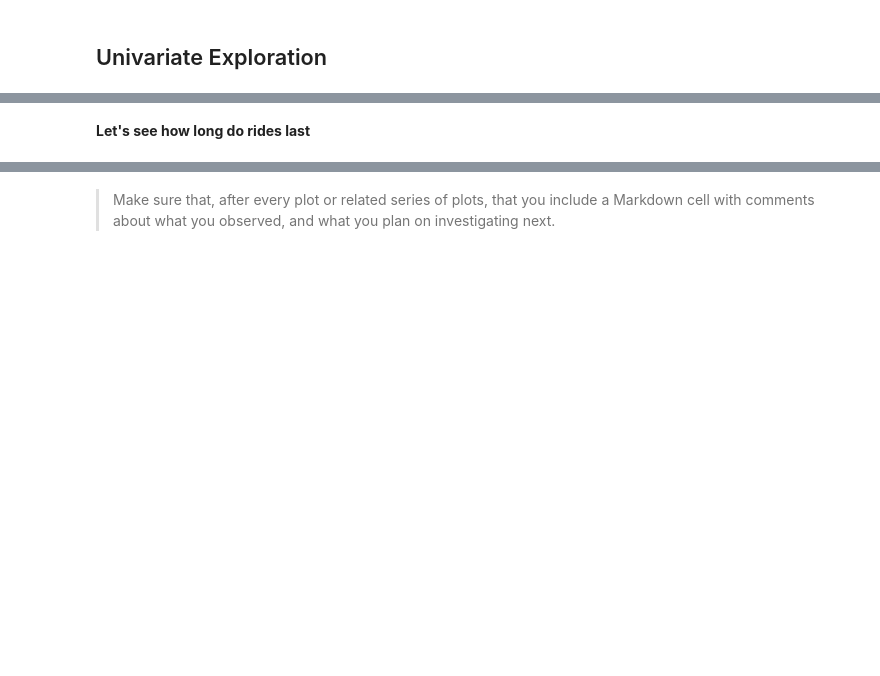
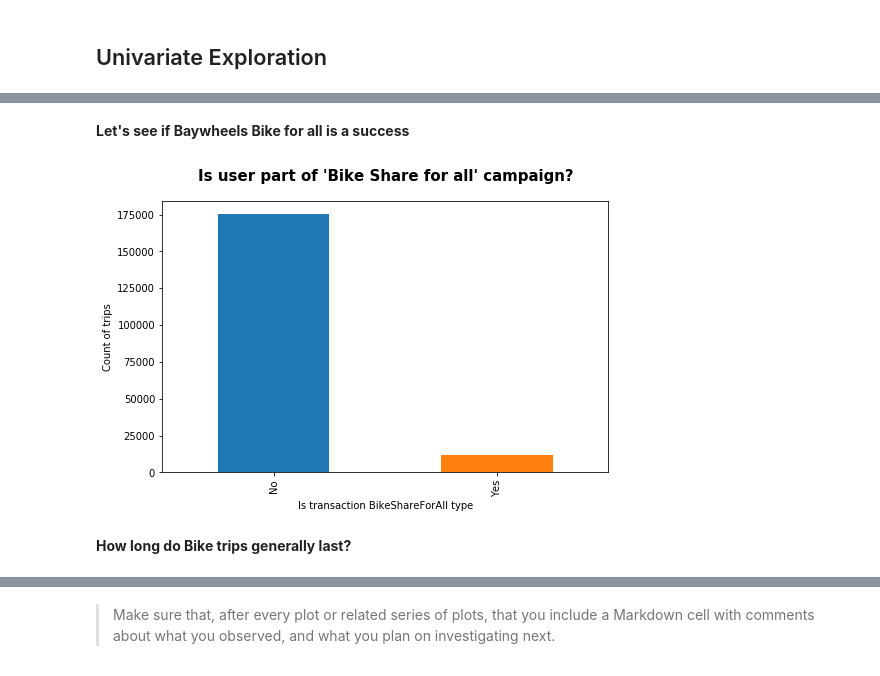
Before and after one commit to gautamgadiyar/Lyft-baywheels-analysis, a Jupyter notebook: Baywheels_data_investigation.ipynb, the cells around one changed output, grey strips where cells are left out. Saved outputs shown, nothing was run; the diff lists cells and outputs as text; code cells hidden in the pictures; blank space fills up the shorter version.

```diff
--- a/Baywheels_data_investigation.ipynb
+++ b/Baywheels_data_investigation.ipynb
@@ -393,2 +404,13 @@ Any data that is part of the distance, station, user related fields and time wil
+# %% [markdown]
+**Let's see if Baywheels Bike for all is a success**
+# %%
+program_count = master_cleaned.bike_share_for_all_trip.value_counts()
+plt.figure(figsize=(8,5))
+program_count.plot(kind='bar')
+plt.title("Is user part of 'Bike Share for all' campaign?",fontsize=15,y=1.05, fontweight='bold');
+plt.xlabel("Is transaction BikeShareForAll type")
+plt.ylabel("Count of trips");
+# %% [output]
+[figure, added]
 # %% [markdown]
-**Let's see how long do rides last**
+**How long do Bike trips generally last?**
```
Also changed, not shown: parts of 31 cells of this notebook.
